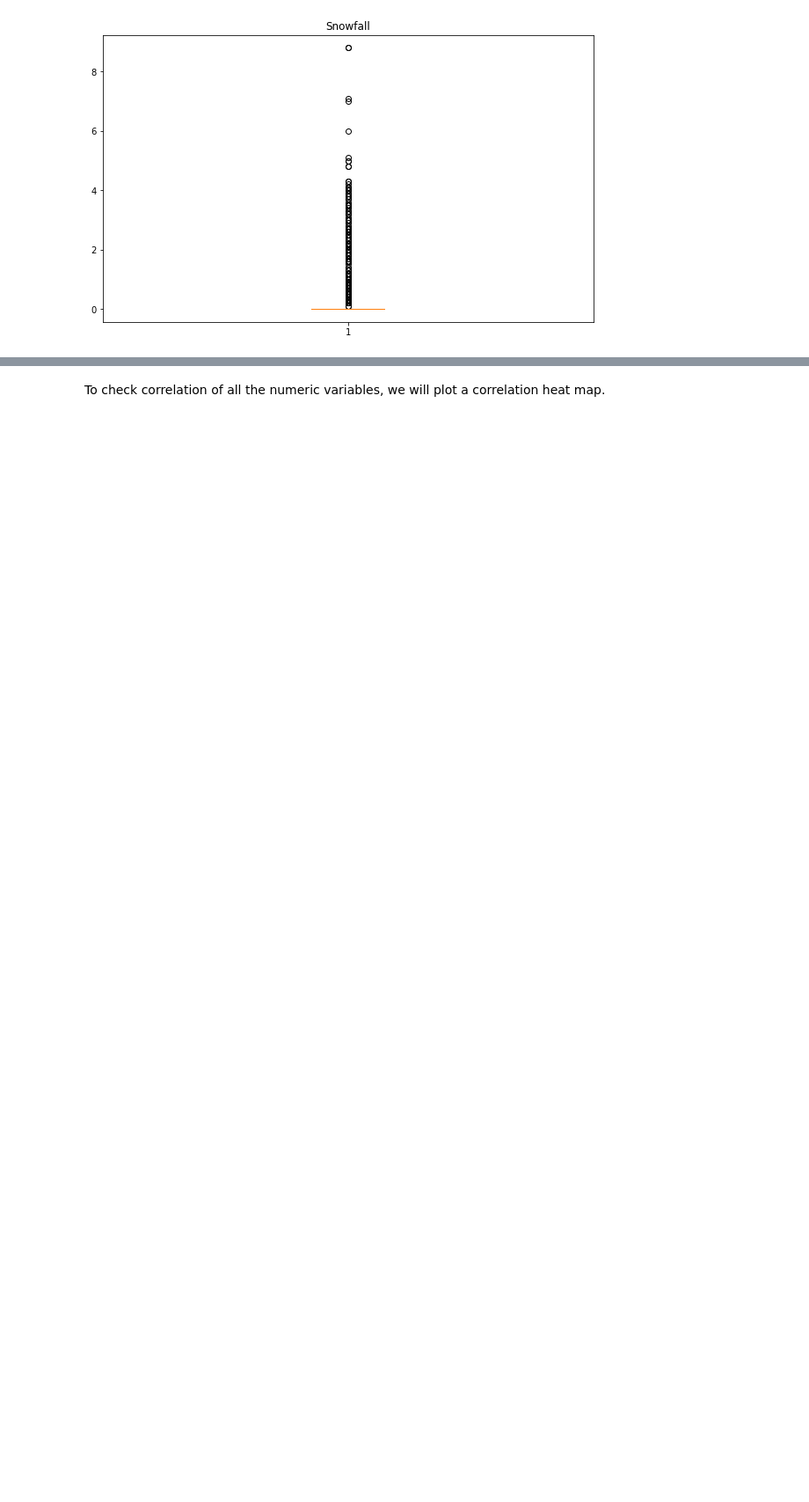
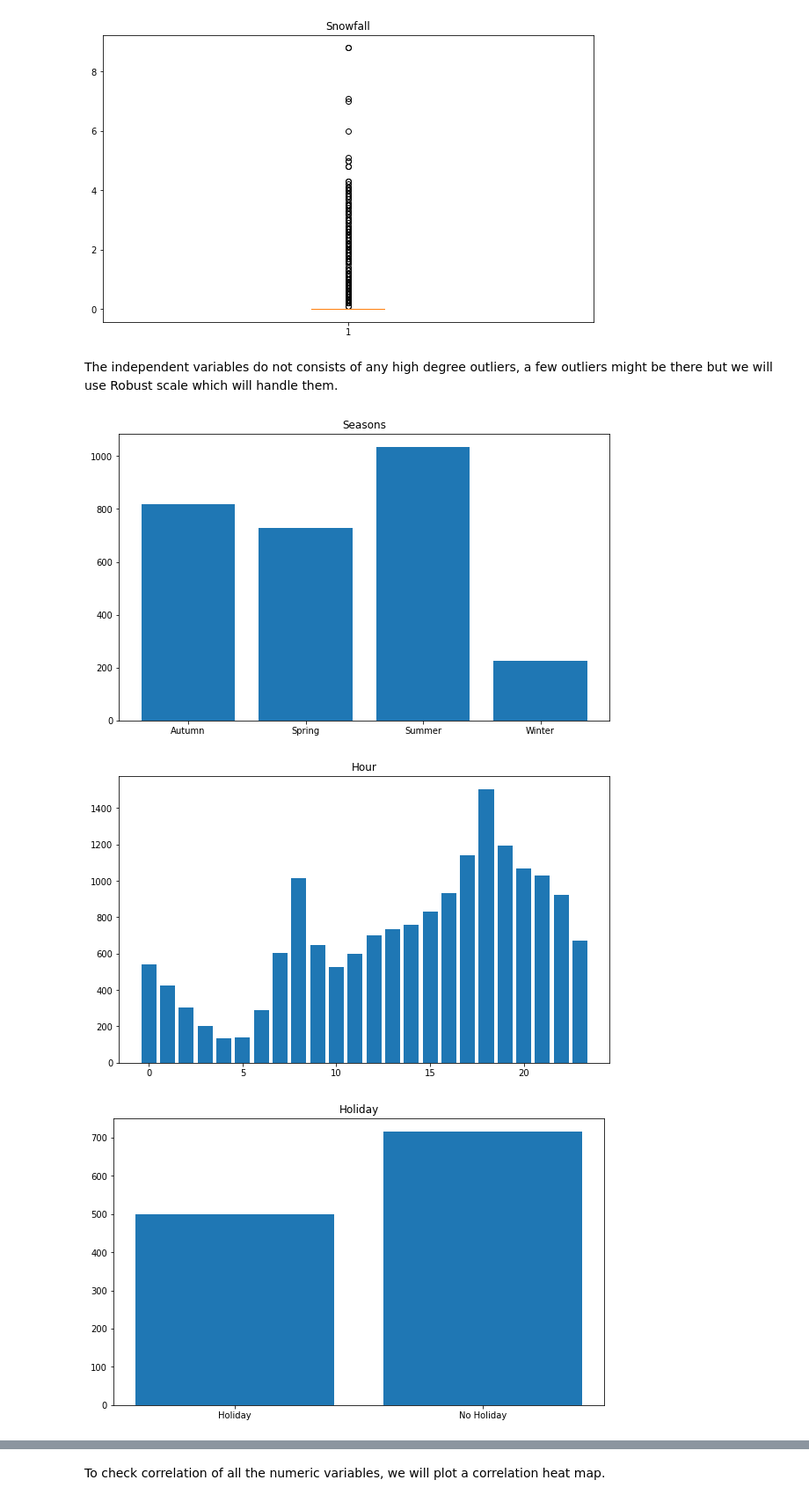
Before and after one commit to jatinsharma16/Capstone-Project-Linear-Regression, a Jupyter notebook: Bike_Sharing_Demand_Prediction_Capstone_Project.ipynb, the cells around one changed output, grey strips where cells are left out. Shown at 88% size. Cells and saved outputs as stored; diff of their text form; code cells hidden in the pictures; blank space fills up the shorter version.

```diff
--- a/Bike_Sharing_Demand_Prediction_Capstone_Project.ipynb
+++ b/Bike_Sharing_Demand_Prediction_Capstone_Project.ipynb
@@ -140,7 +140,10 @@ Index(['Date', 'Rented Bike Count', 'Hour', 'Temperature(°C)', 'Humidity(%)',
 # %% [markdown]
 Lets first rename the columns so that we can use the column names easily.
 # %%
-df.rename(columns = {'Date': 'Date', 'Rented Bike Count': 'Rented Bike Count', 'Hour':'Hour', 'Temperature(°C)':'Temperature', 'Humidity(%)': 'Humidity', 'Wind speed (m/s)':'Wind speed', 'Visibility (10m)': 'Visibility', 'Dew point temperature(°C)': 'Dew point temperature','Solar Radiation (MJ/m2)': 'Solar Radiation', 'Rainfall(mm)': 'Rainfall', 'Snowfall (cm)': 'Snowfall', 'Seasons': 'Seasons','Holiday': 'Holiday', 'Functioning Day': 'Functioning Day'}, inplace=True)
+df.rename(columns = {'Date': 'Date', 'Rented Bike Count': 'Rented Bike Count', 'Hour':'Hour', 'Temperature(°C)':'Temperature',
+                     'Humidity(%)': 'Humidity', 'Wind speed (m/s)':'Wind speed', 'Visibility (10m)': 'Visibility', 'Dew point temperature(°C)': 'Dew point temperature',
+                     'Solar Radiation (MJ/m2)': 'Solar Radiation', 'Rainfall(mm)': 'Rainfall', 'Snowfall (cm)': 'Snowfall', 'Seasons': 'Seasons',
+                     'Holiday': 'Holiday', 'Functioning Day': 'Functioning Day'}, inplace=True)
 # %%
 df.columns
 # %% [output]
@@ -291,3 +294,19 @@ plt.show()
 [figure]
 [figure]
 [figure]
+# %% [markdown]
+The independent variables do not consists of any high degree outliers, a few outliers might be there but we will use Robust scale which will handle them.
+# %%
+#Plotting bar plot of every categorical column to view some insights.
+cat_col = ['Seasons', 'Hour', 'Holiday', 'Functioning Day']
+
+for col in cat_col:
+  plt.figure(figsize=(10,6))
+  plt.bar(x = col, height = 'Rented Bike Count', data=df.groupby(col).mean().reset_index())
+  plt.title(col)
+
+plt.show()
+# %% [output]
+[figure, added]
+[figure, added]
+[figure, added]
```
Also changed, not shown: parts of 18 cells of this notebook.
